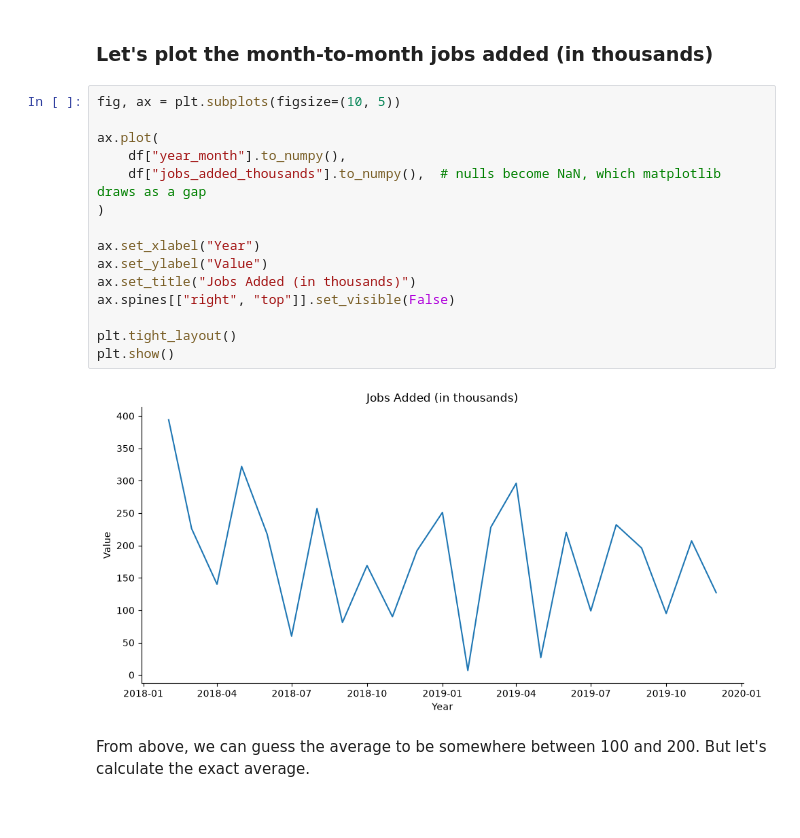
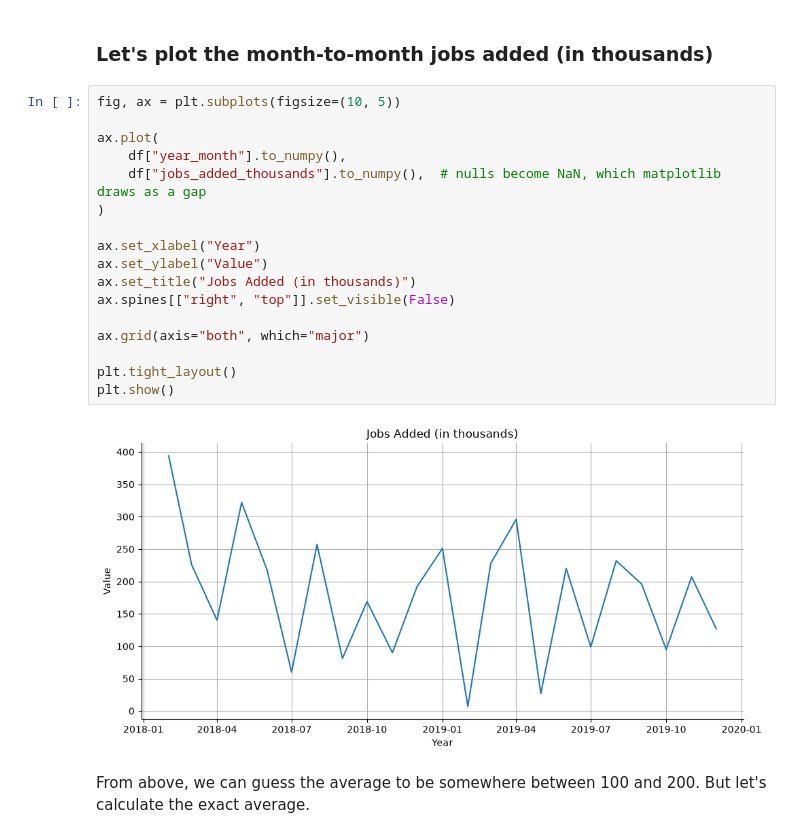
Before and after one commit to pybokeh/data-sets, a Jupyter notebook: bls/Using_blsutils.ipynb, the cells around one changed output. Drawn from its saved outputs; the diff is of its cells as text.

```diff
--- a/bls/Using_blsutils.ipynb
+++ b/bls/Using_blsutils.ipynb
@@ -92,20 +92,22 @@ shape: (5, 6)
 # %%
 fig, ax = plt.subplots(figsize=(10, 5))
 
 ax.plot(
     df["year_month"].to_numpy(),
     df["jobs_added_thousands"].to_numpy(),  # nulls become NaN, which matplotlib draws as a gap
 )
 
 ax.set_xlabel("Year")
 ax.set_ylabel("Value")
 ax.set_title("Jobs Added (in thousands)")
 ax.spines[["right", "top"]].set_visible(False)
 
+ax.grid(axis="both", which="major")
+
 plt.tight_layout()
 plt.show()
 # %% [output]
-[figure, old version]
+[figure, new version]
 # %% [markdown]
 From above, we can guess the average to be somewhere between 100 and 200.  But let's calculate the exact average.
 # %% [markdown]
```
Also changed, not shown: parts of 4 cells of this notebook.
